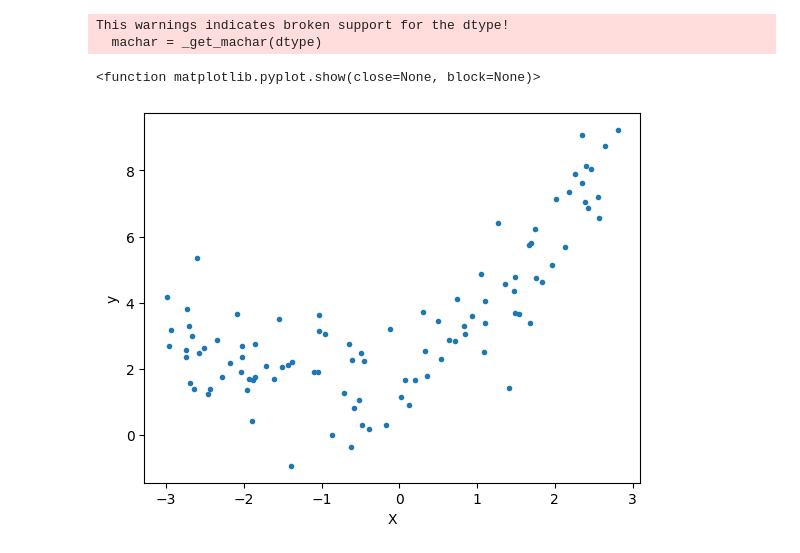
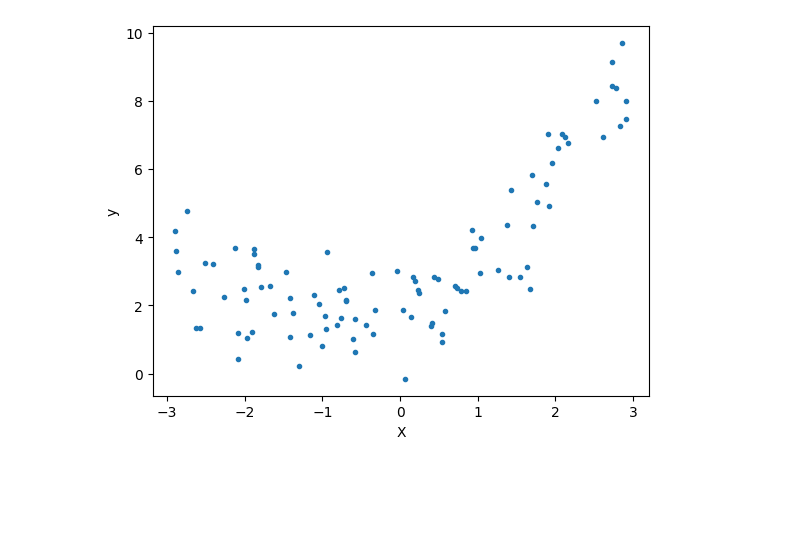
Before and after one commit to jquelas/hands_on_machine_learning, a Jupyter notebook: C4 - Training Models/2-PolynomialRegression.ipynb, the cells around one changed output. Saved outputs shown, nothing was run; the diff lists cells and outputs as text; code cells hidden in the pictures; blank space fills up the shorter version.

```diff
--- a/C4 - Training Models/2-PolynomialRegression.ipynb
+++ b/C4 - Training Models/2-PolynomialRegression.ipynb
@@ -1,22 +1,25 @@
 # %%
-# let's test polynomial regression by creating an example using a quadratic equation
+# Import necessary libraries
 import numpy as np
+import matplotlib.pyplot as plt
 
+# Define the number of samples
 m = 100
+
+# Generate random input values (features) in the range [-3, 3]
 X = 6 * np.random.rand(m, 1) - 3
+
+# Compute the target values using a quadratic equation with some Gaussian noise
+# y = 0.5 * X^2 + X + 2 + noise
 y = 0.5 * X**2 + X + 2 + np.random.randn(m, 1)
 
-import matplotlib.pyplot as plt
-
-plt.plot(X,y,".")
-plt.xlabel('X')
-plt.ylabel('y')
-plt.show
+# Plot the generated dataset
+plt.plot(X, y, ".")  # Scatter plot of X vs. y
+plt.xlabel('X')  # Label for the x-axis
+plt.ylabel('y')  # Label for the y-axis
+plt.show()  # Display the plot
 # %% [output]
-This warnings indicates broken support for the dtype!
-  machar = _get_machar(dtype)
-<function matplotlib.pyplot.show(close=None, block=None)>
-[figure, old version]
+[figure, new version]
 # %%
 from sklearn.preprocessing import PolynomialFeatures
 
```
Also changed, not shown: parts of 4 cells of this notebook.
